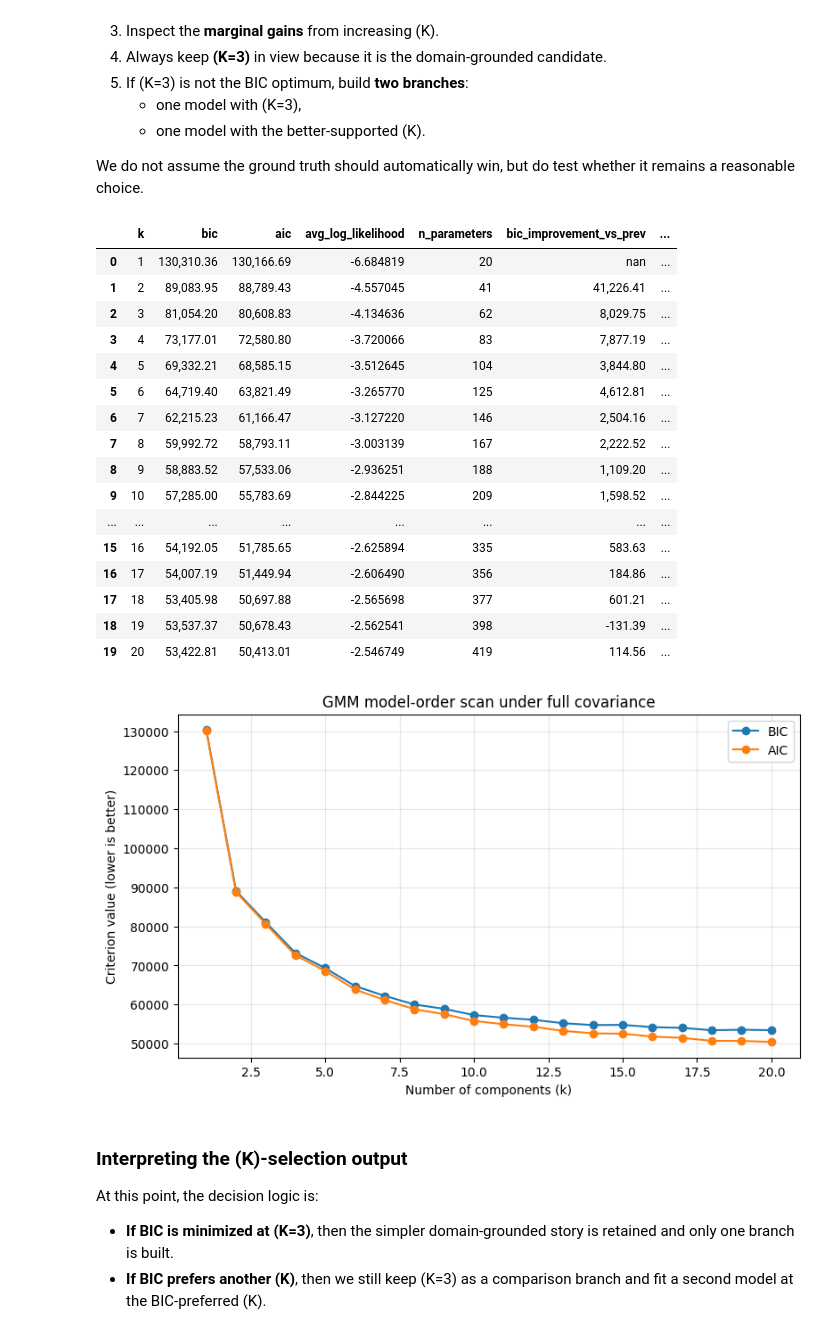
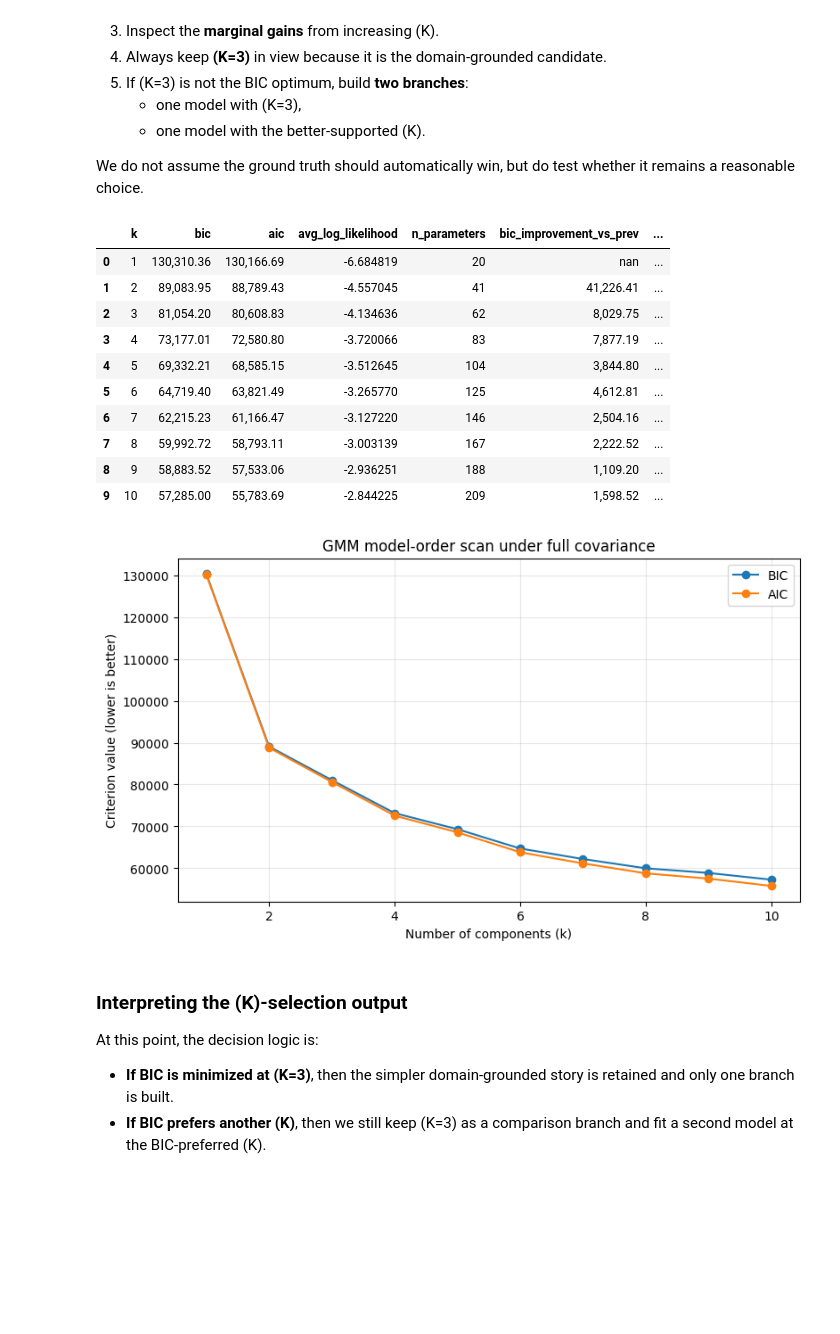
Before and after one commit to DaerenKim/IT1244-Astral-Sentiment-Analysis-Clustering, a Jupyter notebook: models_forming/3_gmm.ipynb, the cells around one changed output. Saved outputs shown, nothing was run; the diff lists cells and outputs as text; code cells hidden in the pictures; blank space fills up the shorter version.

```diff
--- a/models_forming/3_gmm.ipynb
+++ b/models_forming/3_gmm.ipynb
@@ -168,7 +168,7 @@ We do not assume the ground truth should automatically win, but do test whether
 # %%
 def fit_k_scan(
     X: pd.DataFrame,
-    k_values=range(1, 21),
+    k_values=range(1, 11),
     covariance_type: str = "full",
     n_init: int = 20,
     reg_covar: float = 1e-6,
@@ -209,39 +209,33 @@ def fit_k_scan(
     out["aic_improvement_vs_prev"] = out["aic"].shift(1) - out["aic"]
     out["delta_bic_from_best"] = out["bic"] - out["bic"].min()
     out["delta_aic_from_best"] = out["aic"] - out["aic"].min()
 
     return out, models
 
 
 k_scan_results, k_scan_models = fit_k_scan(X)
 
 display(k_scan_results.style.format({
     "bic": "{:,.2f}",
     "aic": "{:,.2f}",
     "avg_log_likelihood": "{:.6f}",
     "bic_improvement_vs_prev": "{:,.2f}",
     "aic_improvement_vs_prev": "{:,.2f}",
     "delta_bic_from_best": "{:,.2f}",
     "delta_aic_from_best": "{:,.2f}",
 }))
 # %% [output]
 |  | k | bic | aic | avg_log_likelihood | n_parameters | bic_improvement_vs_prev | ... |
 | 0 | 1 | 130,310.36 | 130,166.69 | -6.684819 | 20 | nan | ... |
 | 1 | 2 | 89,083.95 | 88,789.43 | -4.557045 | 41 | 41,226.41 | ... |
 | 2 | 3 | 81,054.20 | 80,608.83 | -4.134636 | 62 | 8,029.75 | ... |
 | 3 | 4 | 73,177.01 | 72,580.80 | -3.720066 | 83 | 7,877.19 | ... |
 | 4 | 5 | 69,332.21 | 68,585.15 | -3.512645 | 104 | 3,844.80 | ... |
 | 5 | 6 | 64,719.40 | 63,821.49 | -3.265770 | 125 | 4,612.81 | ... |
 | 6 | 7 | 62,215.23 | 61,166.47 | -3.127220 | 146 | 2,504.16 | ... |
 | 7 | 8 | 59,992.72 | 58,793.11 | -3.003139 | 167 | 2,222.52 | ... |
 | 8 | 9 | 58,883.52 | 57,533.06 | -2.936251 | 188 | 1,109.20 | ... |
 | 9 | 10 | 57,285.00 | 55,783.69 | -2.844225 | 209 | 1,598.52 | ... |
-| ... | ... | ... | ... | ... | ... | ... | ... |
-| 15 | 16 | 54,192.05 | 51,785.65 | -2.625894 | 335 | 583.63 | ... |
-| 16 | 17 | 54,007.19 | 51,449.94 | -2.606490 | 356 | 184.86 | ... |
-| 17 | 18 | 53,405.98 | 50,697.88 | -2.565698 | 377 | 601.21 | ... |
-| 18 | 19 | 53,537.37 | 50,678.43 | -2.562541 | 398 | -131.39 | ... |
-| 19 | 20 | 53,422.81 | 50,413.01 | -2.546749 | 419 | 114.56 | ... |
 # %%
 fig, ax = plt.subplots(figsize=(9, 5))
 ax.plot(k_scan_results["k"], k_scan_results["bic"], marker="o", label="BIC")
@@ -253,7 +247,7 @@ ax.grid(alpha=0.3)
 ax.legend()
 plt.show()
 # %% [output]
-[figure, old version]
+[figure, new version]
 # %% [markdown]
 ### Interpreting the \(K\)-selection output
 
```
Also changed, not shown: parts of 10 cells of this notebook.
